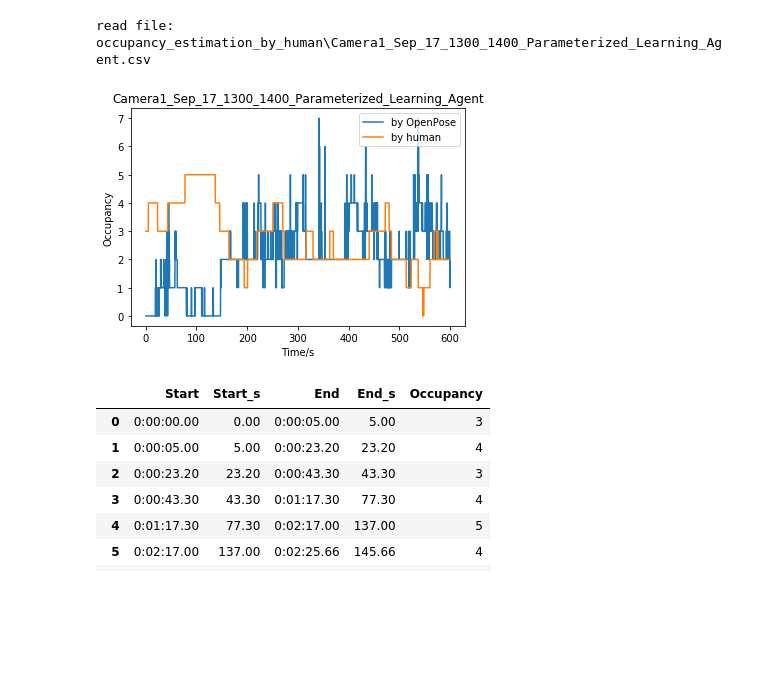
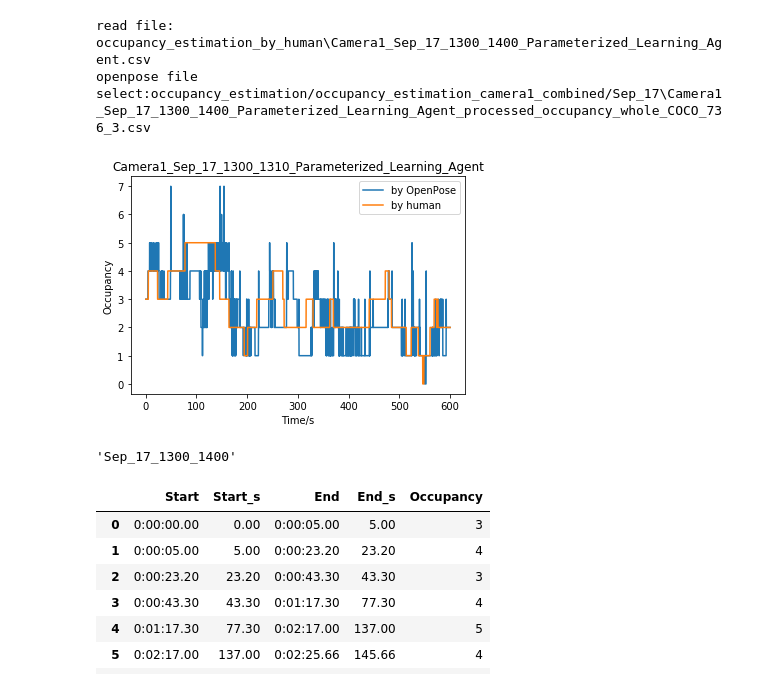
Before and after one commit to UWaterloo-ASL/Raw_Sensory_Data_Analysis, a Jupyter notebook: validation_occupancy_human_vs_OpenPose.ipynb, the cells around one changed output. Cells and saved outputs as stored; diff of their text form; code cells hidden in the pictures; blank space fills up the shorter version.

```diff
--- a/validation_occupancy_human_vs_OpenPose.ipynb
+++ b/validation_occupancy_human_vs_OpenPose.ipynb
@@ -47,38 +47,48 @@ for file in human_estimation_files:
     human_estimation.insert(loc=3,column='End_s', value=end_time_in_s)
 #     human_estimation
 
     ### Read data from OpenPose estimation ###
-    files = glob.glob('occupancy_estimation/occupancy_estimation_camera1_combined/Sep_17/*.csv')
-    for f in files:
+    openpose_files = glob.glob('occupancy_estimation/occupancy_estimation_camera1_combined/Sep_17/*.csv')
+    file_name_split = file.split('\\')[1].split('_')
+    time_and_date = file_name_split[1] + '_' + file_name_split[2] + '_' + file_name_split[3] + '_' + file_name_split[4]
+    for f in openpose_files:
     #     print(f)
-        if 'whole' in f:
+        if ('whole' in f) and (time_and_date in f):
             openpose_estimation = pd.read_csv(f)
+            print('openpose file select:{}'.format(f))
     #     if 'core' in f:
     #         occupancy_core = pd.read_csv(f)
     #     if 'margin' in f:
     #         occupancy_margin = pd.read_csv(f)
 
     ### Fill out human observation data according to OpenPose data's frequency ###
     human_estimation_filled = pd.DataFrame(columns = ["Time", "Occupancy"])
     for _,he_row in human_estimation.iterrows():
         openpose_records_in_range = openpose_estimation.loc[openpose_estimation["Time"]>=he_row["Start_s"]*1000].loc[openpose_estimation["Time"]<he_row["End_s"]*1000]
         for _,op_record in openpose_records_in_range.iterrows():
             human_estimation_filled.loc[len(human_estimation_filled)] = {"Time":op_record["Time"], "Occupancy":he_row["Occupancy"]}
 
     #### Get data for first 10 minutes and plot ###
     openpose_estimation = openpose_estimation.loc[openpose_estimation['Time']<=10*60*1000]
     human_estimation_filled = human_estimation_filled.loc[human_estimation_filled['Time']<10*60*1000]
 
     plt.figure()
     plt.plot(openpose_estimation['Time']/1000, openpose_estimation['Occupancy'], label='by OpenPose')
     plt.plot(human_estimation_filled['Time']/1000, human_estimation_filled['Occupancy'], label='by human')
     plt.legend(loc='upper right')
     plt.xlabel('Time/s')
     plt.ylabel('Occupancy')
-    plt.title(file.split('\\')[1].replace('.csv',''))
+    plt.title(file.split('\\')[1].replace('.csv','').replace('1400','1310'))
 # %% [output]
 read file: occupancy_estimation_by_human\Camera1_Sep_17_1300_1400_Parameterized_Learning_Agent.csv
+openpose file select:occupancy_estimation/occupancy_estimation_camera1_combined/Sep_17\Camera1_Sep_17_1300_1400_Parameterized_Learning_Agent_processed_occupancy_whole_COCO_736_3.csv
-[figure, old version]
+[figure, new version]
+# %%
+file_name_split = file.split('\\')[1].split('_')
+time_and_date = file_name_split[1] + '_' + file_name_split[2] + '_' + file_name_split[3] + '_' + file_name_split[4]
+time_and_date
+# %% [output]
+'Sep_17_1300_1400'
 # %%
 human_estimation
 # %% [output]
```
